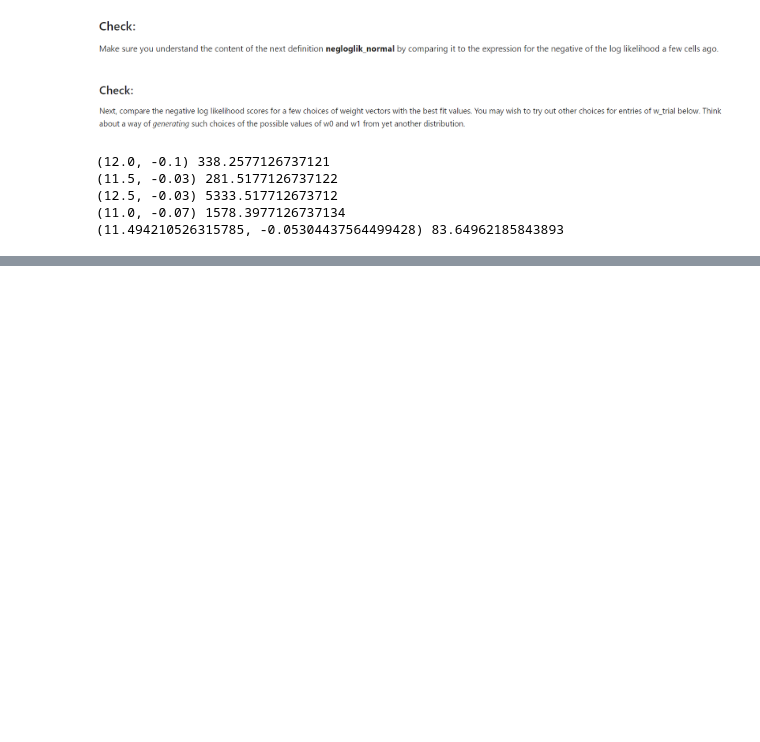
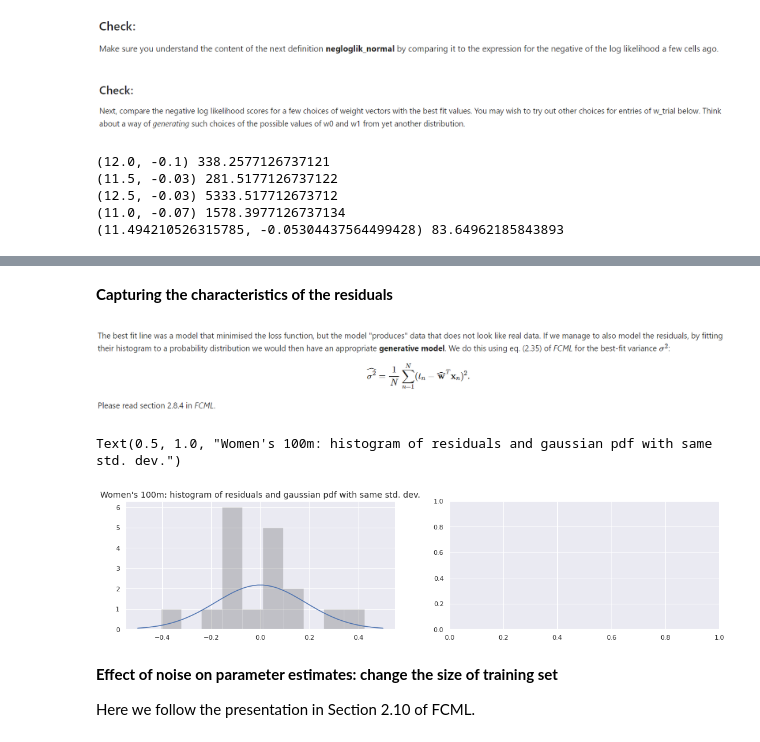
Before and after one commit to steveLim0928/Foundation-in-ML, a Jupyter notebook: Probabilistic_approach_to_learning.ipynb, the cells around one changed output, grey strips where cells are left out. Drawn from its saved outputs; the diff is of its cells as text; code cells hidden in the pictures; blank space fills up the shorter version.

```diff
--- a/Probabilistic_approach_to_learning.ipynb
+++ b/Probabilistic_approach_to_learning.ipynb
@@ -195,0 +219,24 @@ for w0, w1 in w_trial:
+# %% [markdown]
+**Capturing the characteristics of the residuals**
+# %% [markdown]
+![image.png](embedded-picture-1)
+# %%
+res_sigma_f = np.sqrt(np.square(residuals_f).sum()/len(residuals_f)) # standard deviation of residuals
+x = np.linspace(-0.5,0.5,50)
+fig, ax = plt.subplots(nrows=1, ncols=2, figsize=(18, 4))
+ax[0].plot(x, stats.norm.pdf(x, 0, res_sigma_f), 'b-')
+ax[0].hist(residuals_f,color='k',alpha=0.2)
+ax[0].set_title("Women's 100m: histogram of residuals and gaussian pdf with same std. dev.", fontsize = 14)
+
+
+# For completeness do the same for the 100m data for the men's event
+# you will need to define:
+# residuals_m = (prediction-from-model - otime_m)
+# compute the standard deviation and plot a gaussian distribution over the histograms
+# %% [output]
+Text(0.5, 1.0, "Women's 100m: histogram of residuals and gaussian pdf with same std. dev.")
+[figure, added]
+# %% [markdown]
+**Effect of noise on parameter estimates: change the size of training set**
+
+Here we follow the presentation in Section 2.10 of FCML.
```
Also changed, not shown: parts of 33 cells of this notebook.
